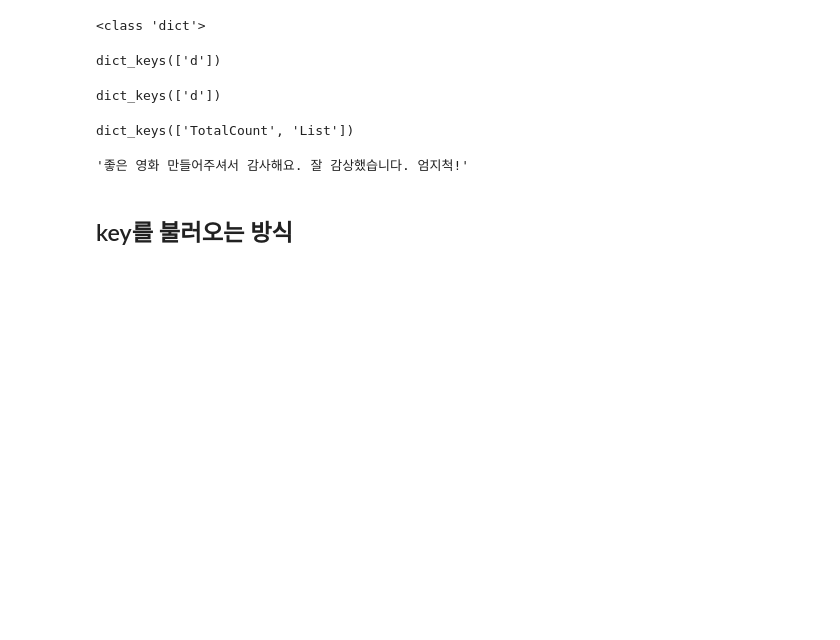
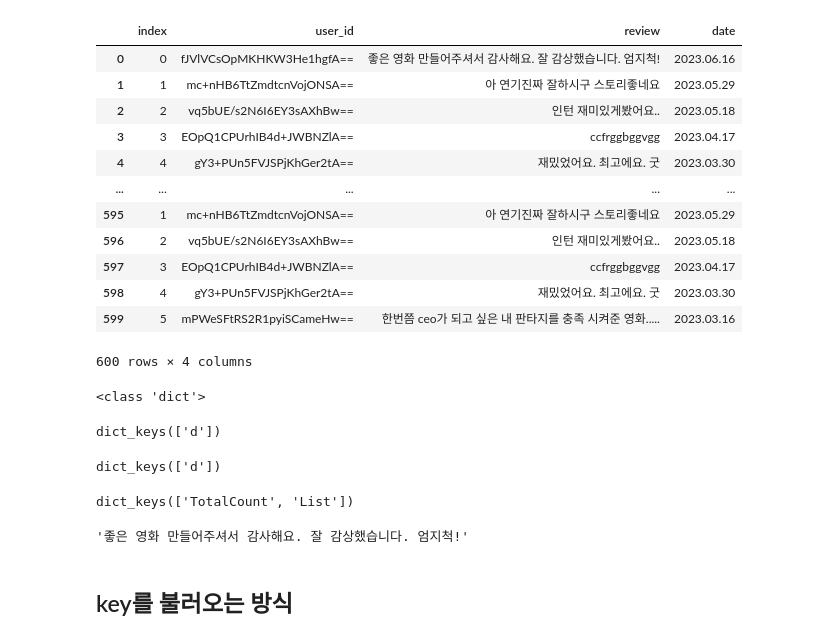
Before and after one commit to LearningnRunning/TIL, a Jupyter notebook: NLP/NoCountryForOldMan/Scraping/ajax_sample.ipynb, the cells around one changed output. Cells and saved outputs as stored; diff of their text form; code cells hidden in the pictures; blank space fills up the shorter version.

```diff
--- a/NLP/NoCountryForOldMan/Scraping/ajax_sample.ipynb
+++ b/NLP/NoCountryForOldMan/Scraping/ajax_sample.ipynb
@@ -13,7 +13,7 @@ headers = {
     'X-Requested-With': 'XMLHttpRequest',
 }
 
-data = "{ 'movieIdx': 78368, 'pageIndex': 2, 'pageSize': 6, 'orderType': 0, 'filterType': 1, 'isTotalCount' : false, 'isMyPoint' : 'false' }"
+data = "{ 'movieIdx': 78368, 'pageIndex': 1, 'pageSize': 6, 'orderType': 0, 'filterType': 1, 'isTotalCount' : false, 'isMyPoint' : 'false' }"
 
 response = requests.post(
     'http://www.cgv.co.kr/common/ajax/point.aspx/GetMoviePointVariableList',
@@ -27,0 +133,16 @@ print(response.status_code)
+# %%
+all_df.reset_index()
+# %% [output]
+|  | index | user_id | review | date |
+| 0 | 0 | fJVlVCsOpMKHKW3He1hgfA== | 좋은 영화 만들어주셔서 감사해요. 잘 감상했습니다. 엄지척! | 2023.06.16 |
+| 1 | 1 | mc+nHB6TtZmdtcnVojONSA== | 아 연기진짜 잘하시구 스토리좋네요 | 2023.05.29 |
+| 2 | 2 | vq5bUE/s2N6I6EY3sAXhBw== | 인턴 재미있게봤어요.. | 2023.05.18 |
+| 3 | 3 | EOpQ1CPUrhIB4d+JWBNZlA== | ccfrggbggvgg | 2023.04.17 |
+| 4 | 4 | gY3+PUn5FVJSPjKhGer2tA== | 재밌었어요. 최고에요. 굿 | 2023.03.30 |
+| ... | ... | ... | ... | ... |
+| 595 | 1 | mc+nHB6TtZmdtcnVojONSA== | 아 연기진짜 잘하시구 스토리좋네요 | 2023.05.29 |
+| 596 | 2 | vq5bUE/s2N6I6EY3sAXhBw== | 인턴 재미있게봤어요.. | 2023.05.18 |
+| 597 | 3 | EOpQ1CPUrhIB4d+JWBNZlA== | ccfrggbggvgg | 2023.04.17 |
+| 598 | 4 | gY3+PUn5FVJSPjKhGer2tA== | 재밌었어요. 최고에요. 굿 | 2023.03.30 |
+| 599 | 5 | mPWeSFtRS2R1pyiSCameHw== | 한번쯤 ceo가 되고 싶은 내 판타지를 충족 시켜준 영화..... | 2023.03.16 |
+600 rows × 4 columns
```
Also changed, not shown: parts of 9 cells of this notebook.
